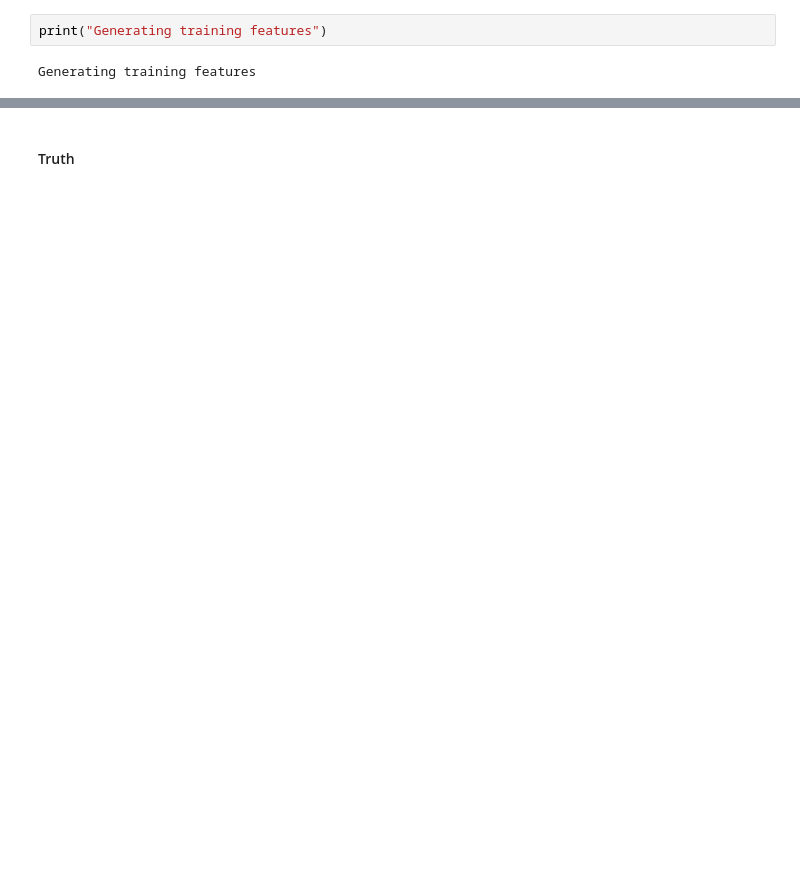
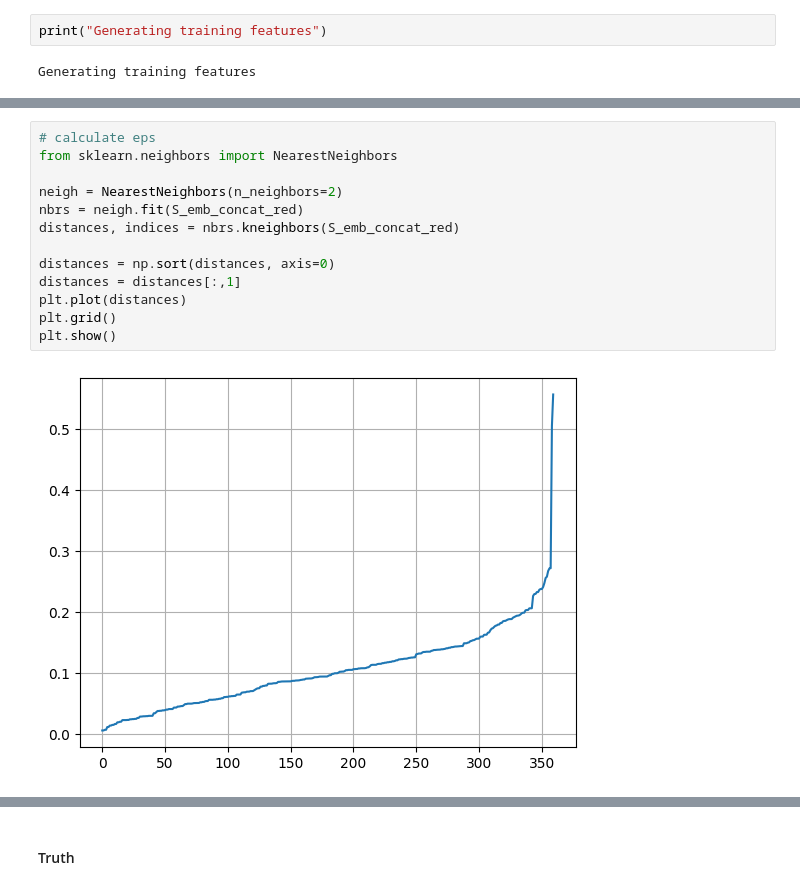
Before and after one commit to win7/Test_Graph_MatchingAlignment, a Jupyter notebook: Network-Alignment-with-Transferable-Graph-Autoencoders/test_subgraph_MS.ipynb, the cells around one changed output, grey strips where cells are left out. Saved outputs shown, nothing was run; the diff lists cells and outputs as text; blank space fills up the shorter version.

```diff
--- a/Network-Alignment-with-Transferable-Graph-Autoencoders/test_subgraph_MS.ipynb
+++ b/Network-Alignment-with-Transferable-Graph-Autoencoders/test_subgraph_MS.ipynb
@@ -282,0 +390,15 @@ tensor([[12.8858, 13.1990, 11.2741,  ..., 14.8778, 13.7783, 18.6992],
+# %%
+# calculate eps
+from sklearn.neighbors import NearestNeighbors
+
+neigh = NearestNeighbors(n_neighbors=2)
+nbrs = neigh.fit(S_emb_concat_red)
+distances, indices = nbrs.kneighbors(S_emb_concat_red)
+
+distances = np.sort(distances, axis=0)
+distances = distances[:,1]
+plt.plot(distances)
+plt.grid()
+plt.show()
+# %% [output]
+[figure, added]
```
Also changed, not shown: parts of 78 cells of this notebook, 20 other files.
